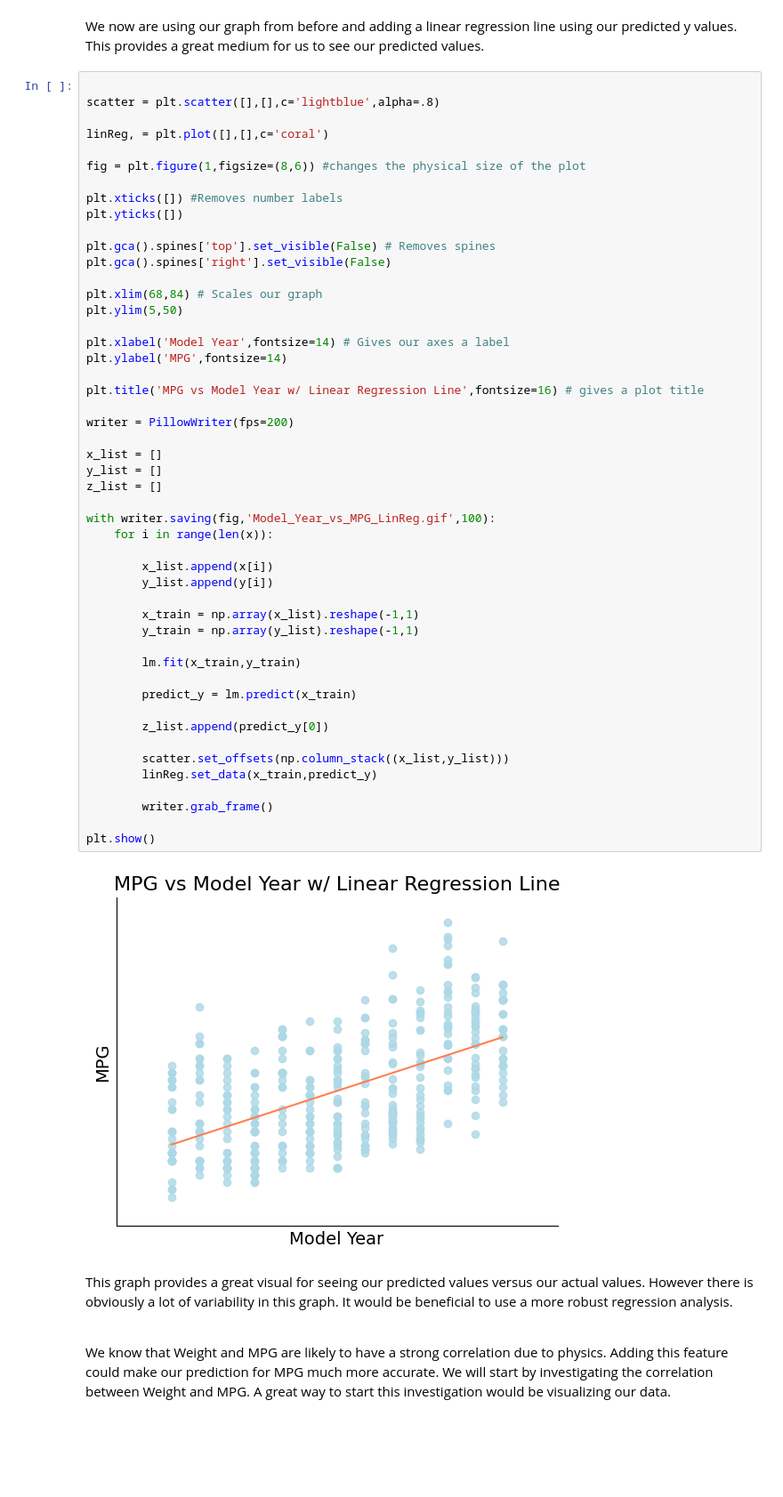
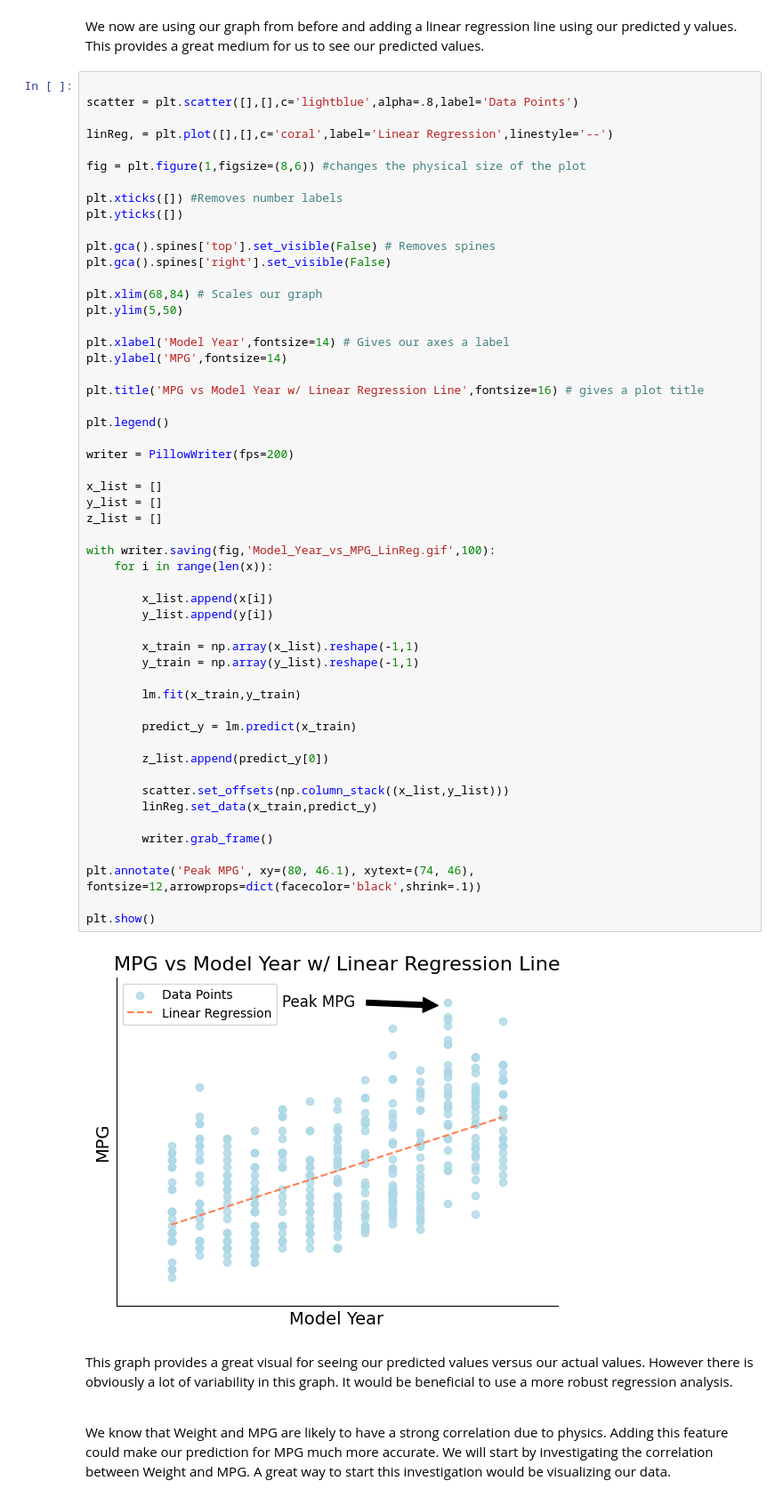
Before and after one commit to adenletchworth/Auto-MPG-Data-Analysis, a Jupyter notebook: dataAnalysis.ipynb, the cells around one changed output. Shown at 89% size. Saved outputs shown, nothing was run; the diff lists cells and outputs as text; blank space fills up the shorter version.

Commit message:
Added legend and arrow

```diff
--- a/dataAnalysis.ipynb
+++ b/dataAnalysis.ipynb
@@ -148,9 +148,9 @@ pred_y = lm.predict(fitted_X) # makes a y prediction for every x value
 We now are using our graph from before and adding a linear regression line using our predicted y values. This provides a great medium for us to see our predicted values.
 # %%
 
-scatter = plt.scatter([],[],c='lightblue',alpha=.8)
+scatter = plt.scatter([],[],c='lightblue',alpha=.8,label='Data Points')
 
-linReg, = plt.plot([],[],c='coral')
+linReg, = plt.plot([],[],c='coral',label='Linear Regression',linestyle='--')
 
 fig = plt.figure(1,figsize=(8,6)) #changes the physical size of the plot
 
@@ -167,36 +167,40 @@ plt.xlabel('Model Year',fontsize=14) # Gives our axes a label
 plt.ylabel('MPG',fontsize=14)
 
 plt.title('MPG vs Model Year w/ Linear Regression Line',fontsize=16) # gives a plot title
+
+plt.legend()
 
 writer = PillowWriter(fps=200)
 
 x_list = []
 y_list = []
 z_list = []
 
 with writer.saving(fig,'Model_Year_vs_MPG_LinReg.gif',100):
     for i in range(len(x)):
 
         x_list.append(x[i])
         y_list.append(y[i])
 
         x_train = np.array(x_list).reshape(-1,1)
         y_train = np.array(y_list).reshape(-1,1)
 
         lm.fit(x_train,y_train)
 
         predict_y = lm.predict(x_train)
 
         z_list.append(predict_y[0])
 
         scatter.set_offsets(np.column_stack((x_list,y_list)))
         linReg.set_data(x_train,predict_y)
 
         writer.grab_frame()
 
+plt.annotate('Peak MPG', xy=(80, 46.1), xytext=(74, 46), fontsize=12,arrowprops=dict(facecolor='black',shrink=.1))
+
 plt.show()
 # %% [output]
-[figure, old version]
+[figure, new version]
 # %% [markdown]
 This graph provides a great visual for seeing our predicted values versus our actual values. However there is obviously a lot of variability in this graph. It would be beneficial to use a more robust regression analysis.
 
```
Also changed, not shown: 1 other file.
